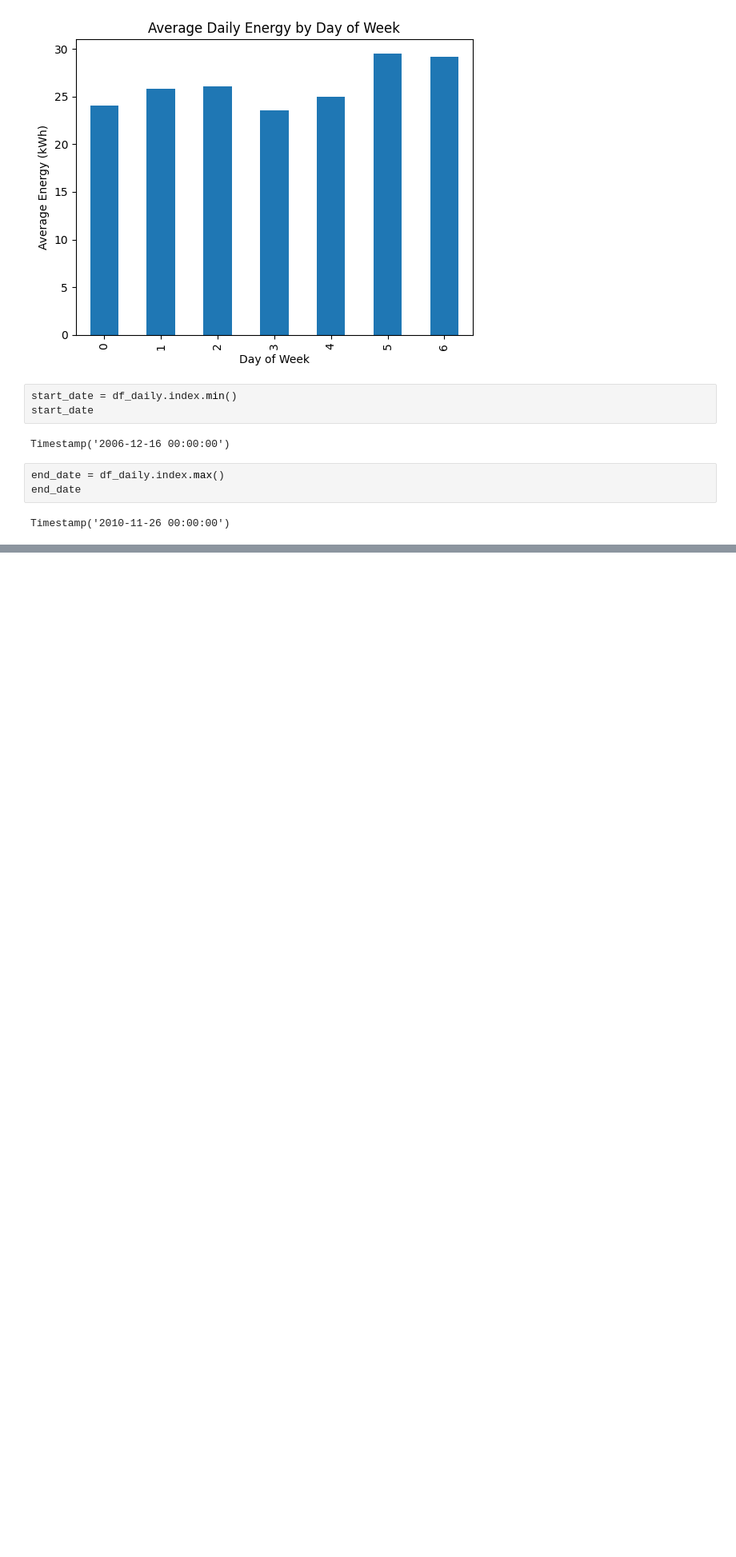
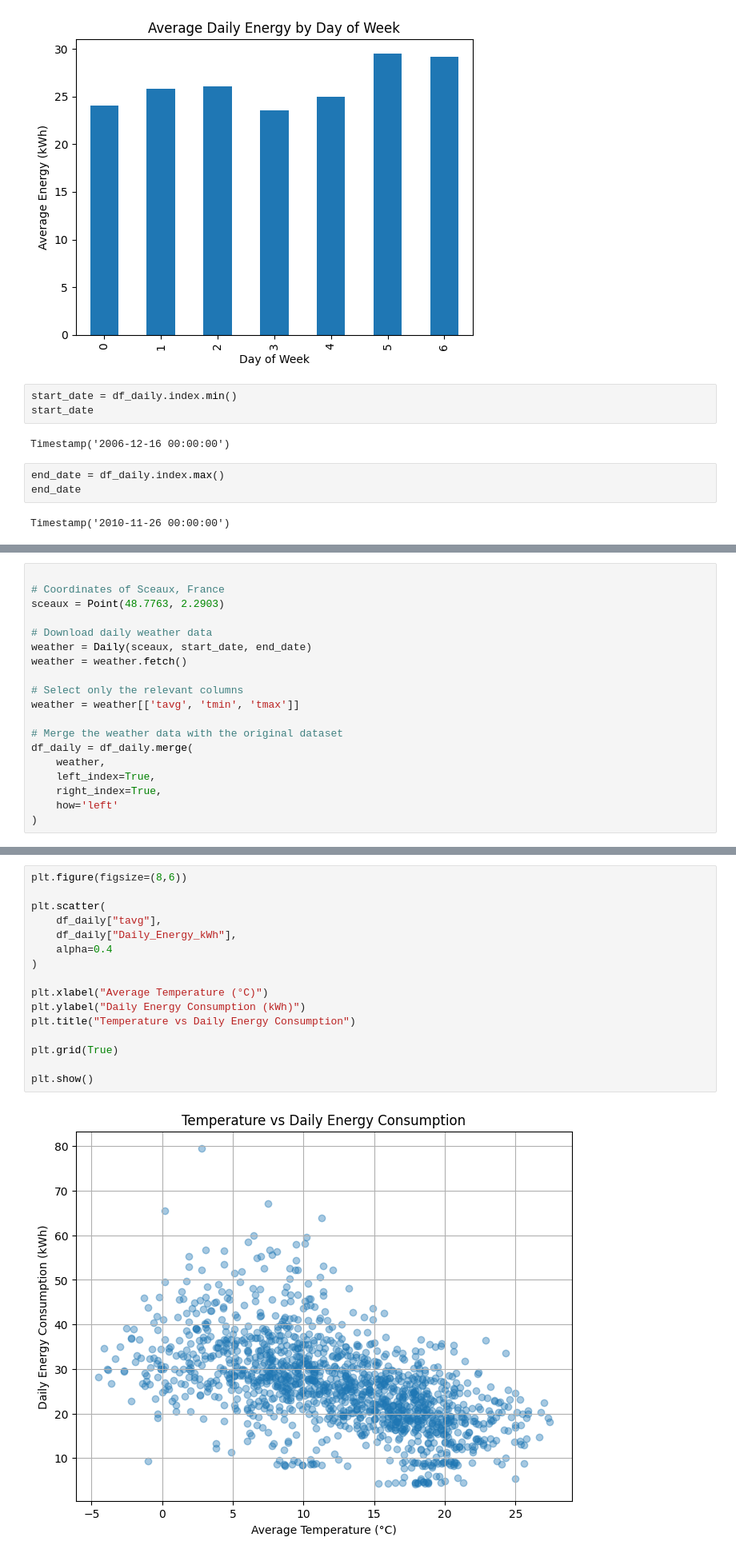
Before and after one commit to essioui/CarthageAI, a Jupyter notebook: analysis/01_dataset_understanding.ipynb, the cells around one changed output, grey strips where cells are left out. Shown at 80% size. Drawn from its saved outputs; the diff is of its cells as text; blank space fills up the shorter version.

```diff
--- a/analysis/01_dataset_understanding.ipynb
+++ b/analysis/01_dataset_understanding.ipynb
@@ -418,0 +421,19 @@ Timestamp('2010-11-26 00:00:00')
+# %%
+
+# Coordinates of Sceaux, France
+sceaux = Point(48.7763, 2.2903)
+
+# Download daily weather data
+weather = Daily(sceaux, start_date, end_date)
+weather = weather.fetch()
+
+# Select only the relevant columns
+weather = weather[['tavg', 'tmin', 'tmax']]
+
+# Merge the weather data with the original dataset
+df_daily = df_daily.merge(
+    weather,
+    left_index=True,
+    right_index=True,
+    how='left'
+)
@@ -418,0 +454,18 @@ Timestamp('2010-11-26 00:00:00')
+# %%
+plt.figure(figsize=(8,6))
+
+plt.scatter(
+    df_daily["tavg"],
+    df_daily["Daily_Energy_kWh"],
+    alpha=0.4
+)
+
+plt.xlabel("Average Temperature (°C)")
+plt.ylabel("Daily Energy Consumption (kWh)")
+plt.title("Temperature vs Daily Energy Consumption")
+
+plt.grid(True)
+
+plt.show()
+# %% [output]
+[figure, added]
```
Also changed, not shown: parts of 3 cells of this notebook, 2 other files.
